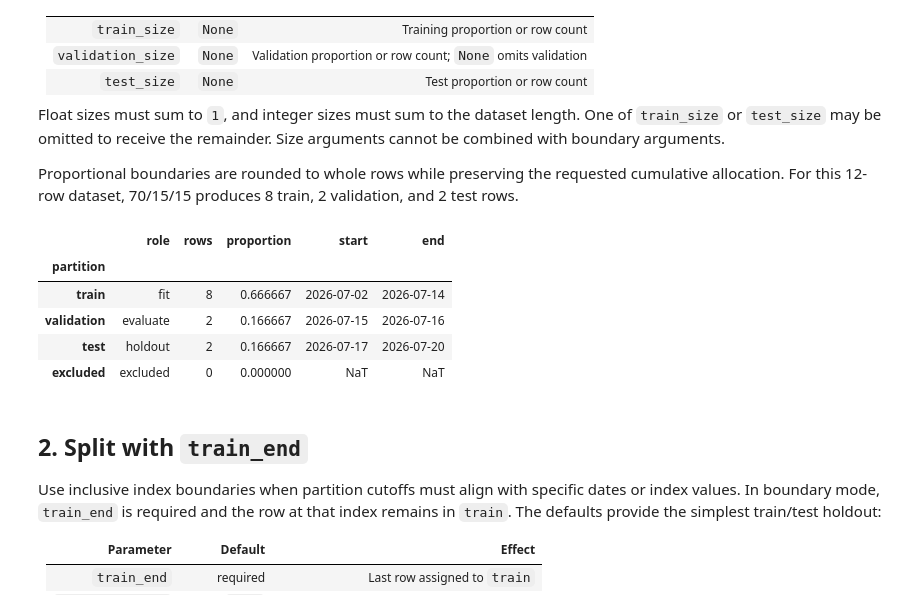
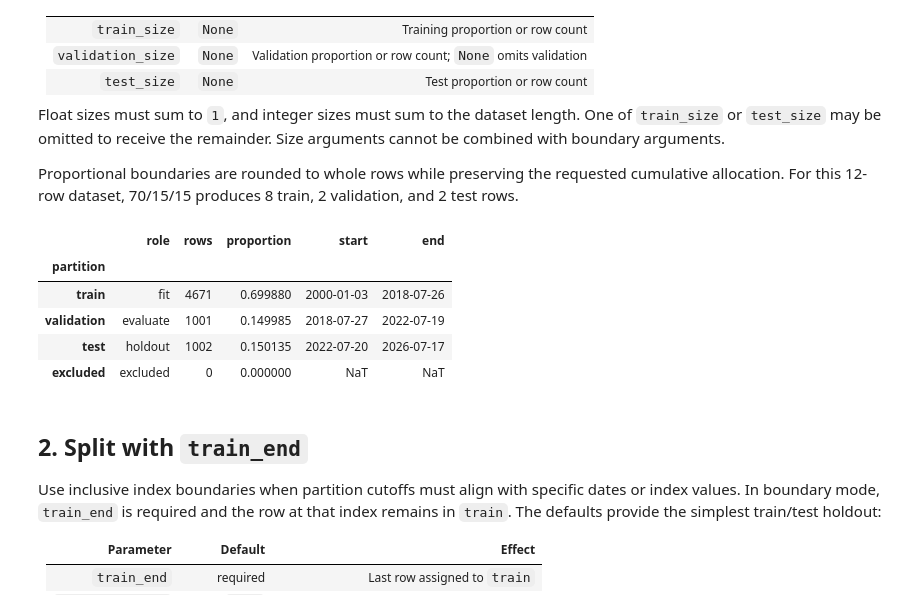
Before and after one commit to quantbert/qrt, a Jupyter notebook: docs/dataset/temporal_split.ipynb, the cells around one changed output. Cells and saved outputs as stored; diff of their text form; code cells hidden in the pictures.

```diff
--- a/docs/dataset/temporal_split.ipynb
+++ b/docs/dataset/temporal_split.ipynb
@@ -15,10 +15,15 @@ A temporal split needs only an ordered `Dataset`. Targets, sample weights, and r
 # %%
 import qrt as q
 # %%
-spy = q.data.datasets.load("spy").tail(12) # Just load last 12 rows of the SPY dataset for demonstration purposes.
-dataset = q.dataset.Dataset(X=spy[["close"]])
+spy = q.data.datasets.load("spy")
+labels = q.label.fixed_horizon(spy["close"], 1)
+
+dataset = q.dataset.Dataset(
+    X=spy.loc[labels.index, ["close"]],
+    y=labels,
+)
 
 assert dataset.index.is_monotonic_increasing # We ensure that the index is sorted in increasing order, which is important for temporal datasets.
-assert not dataset.is_split # We ensure that the dataset is not split yet, as we will perform a temporal split next.
-dataset.X
+
+labels
 # %% [output]
@@ -53,24 +58,19 @@ Proportional boundaries are rounded to whole rows while preserving the requested
 # %%
 proportional = dataset.split(
     q.dataset.TemporalSplit(
         train_size=0.70,
         validation_size=0.15,
         test_size=0.15,
     )
 )
 
-assert len(proportional.train) == 8
-assert len(proportional.validation) == 2
-assert len(proportional.test) == 2
-assert len(proportional.partition("excluded")) == 0
-
 q.dataset.split_diagnostics(proportional, "default")
 # %% [output]
 |  | role | rows | proportion | start | end |
 | partition |  |  |  |  |  |
-| train | fit | 8 | 0.666667 | 2026-07-02 | 2026-07-14 |
-| validation | evaluate | 2 | 0.166667 | 2026-07-15 | 2026-07-16 |
-| test | holdout | 2 | 0.166667 | 2026-07-17 | 2026-07-20 |
+| train | fit | 4671 | 0.699880 | 2000-01-03 | 2018-07-26 |
+| validation | evaluate | 1001 | 0.149985 | 2018-07-27 | 2022-07-19 |
+| test | holdout | 1002 | 0.150135 | 2022-07-20 | 2026-07-17 |
 | excluded | excluded | 0 | 0.000000 | NaT | NaT |
 # %% [markdown]
 ## 2. Split with `train_end`
```
Also changed, not shown: parts of 7 cells of this notebook, 4 other files.
